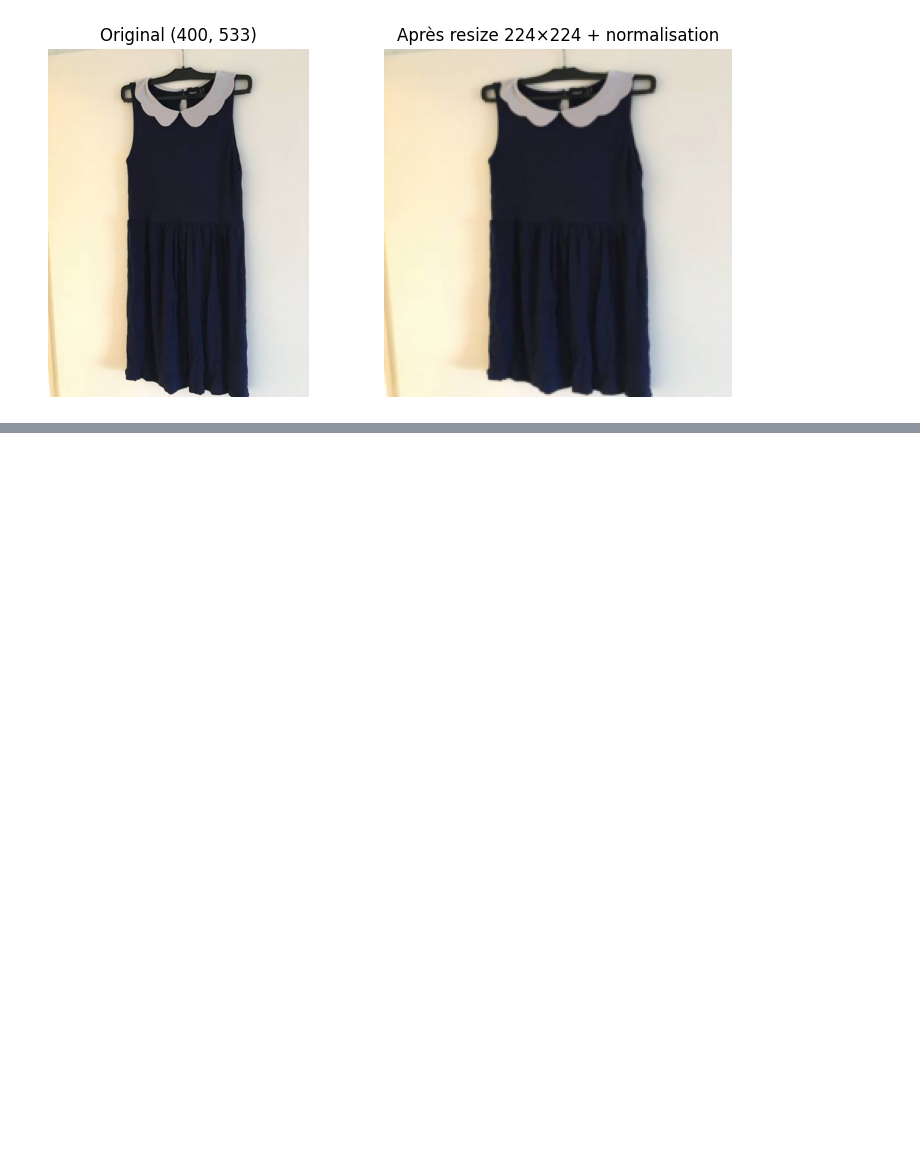
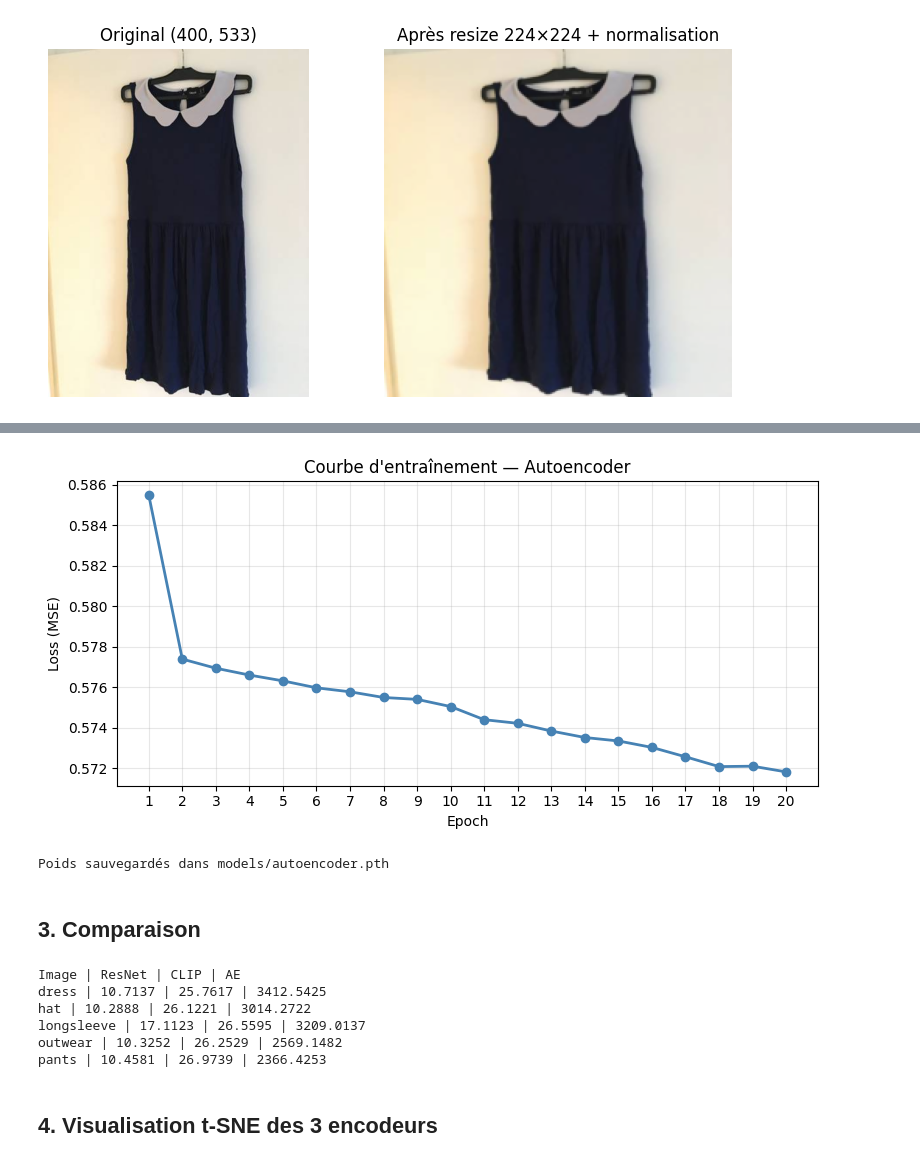
Before and after one commit to mwa1310/ImageQuerySystem, a Jupyter notebook: notebook/Image_QSyst.ipynb, the cells around one changed output, grey strips where cells are left out. Drawn from its saved outputs; the diff is of its cells as text; code cells hidden in the pictures; blank space fills up the shorter version.

Commit message:
Phase 2 complète - Service d'encodage d'images
Implémentation et comparaison des 3 encodeurs : ResNet-50 (2048d), CLIP (768d), Autoencoder (50176d)

```diff
--- a/notebook/Image_QSyst.ipynb
+++ b/notebook/Image_QSyst.ipynb
@@ -259,0 +301,8 @@ Max pixel : 2.605
+# %%
+# Test Autoencoder (sans entraînement, poids aléatoires)
+print("Chargement Autoencoder...")
+ae_enc  = AutoencoderEncoder()
+emb_ae  = ae_enc.encode(sample_path)
+
+print(f"Dimension embedding AE : {emb_ae.shape}")
+print(f"Min : {emb_ae.min():.4f} | Max : {emb_ae.max():.4f}")
@@ -259,0 +328,19 @@ Max pixel : 2.605
+# %%
+class ClothingDataset(Dataset):
+    def __init__(self, df):
+        self.paths = df["path"].tolist()
+
+    def __len__(self):
+        return len(self.paths)
+
+    def __getitem__(self, idx):
+        img = Image.open(self.paths[idx]).convert("RGB")
+        return transform_standard(img)
+
+train_dataset = ClothingDataset(df_train)
+train_loader  = DataLoader(train_dataset, batch_size=32, shuffle=True)
+
+print(f"Batches : {len(train_loader)}")
+print(f"Début de l'entraînement...")
+
+history = ae_enc.train_model(train_loader, epochs=20, lr=5e-4)
@@ -259,0 +365,42 @@ Max pixel : 2.605
+# %%
+plt.figure(figsize=(8, 4))
+plt.plot(range(1, len(history)+1), history, marker="o", color="steelblue", linewidth=2)
+plt.title("Courbe d'entraînement — Autoencoder")
+plt.xlabel("Epoch")
+plt.ylabel("Loss (MSE)")
+plt.xticks(range(1, len(history)+1))
+plt.grid(alpha=0.3)
+plt.tight_layout()
+plt.savefig("../results/autoencoder_training_curve.png", dpi=150)
+plt.show()
+# %% [output]
+[figure, added]
+# %%
+# Sauvegarde des poids de l'Autoencoder
+os.makedirs("../models", exist_ok=True)
+torch.save(ae_enc.model.state_dict(), "../models/autoencoder.pth")
+print("Poids sauvegardés dans models/autoencoder.pth")
+# %% [output]
+Poids sauvegardés dans models/autoencoder.pth
+# %% [markdown]
+## 3. Comparaison
+# %%
+# Comparaison qualitative sur 5 images
+samples = df_train.groupby("label").first().reset_index()["path"].tolist()[:5]
+
+print(f"{'Image'} | {'ResNet'} | {'CLIP'} | {'AE'}")
+for path in samples:
+    label = os.path.basename(os.path.dirname(path))
+    r = resnet_enc.encode(path)
+    c = clip_enc.encode(path)
+    a = ae_enc.encode(path)
+    print(f"{label} | {r.norm():.4f} | {c.norm():.4f} | {a.norm():.4f}")
+# %% [output]
+Image | ResNet | CLIP | AE
+dress | 10.7137 | 25.7617 | 3412.5425
+hat | 10.2888 | 26.1221 | 3014.2722
+longsleeve | 17.1123 | 26.5595 | 3209.0137
+outwear | 10.3252 | 26.2529 | 2569.1482
+pants | 10.4581 | 26.9739 | 2366.4253
+# %% [markdown]
+## 4. Visualisation t-SNE des 3 encodeurs
```
Also changed, not shown: parts of 11 cells of this notebook, 4 other files.
